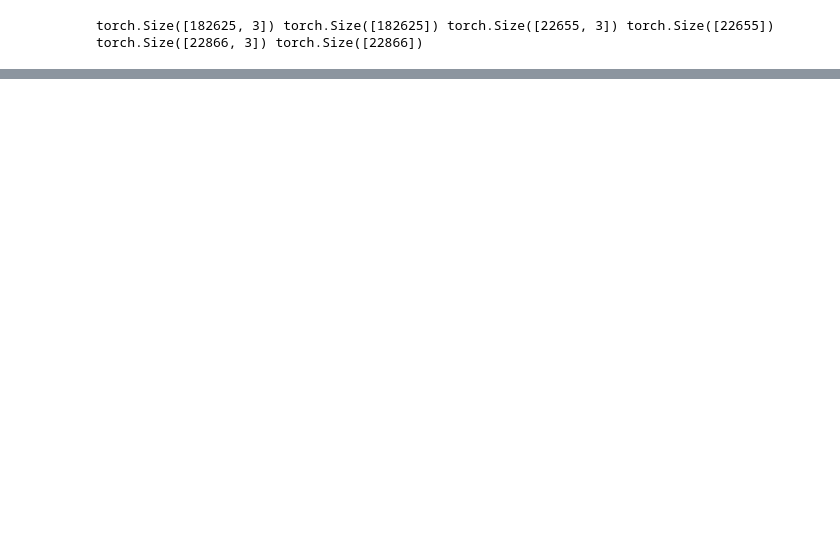
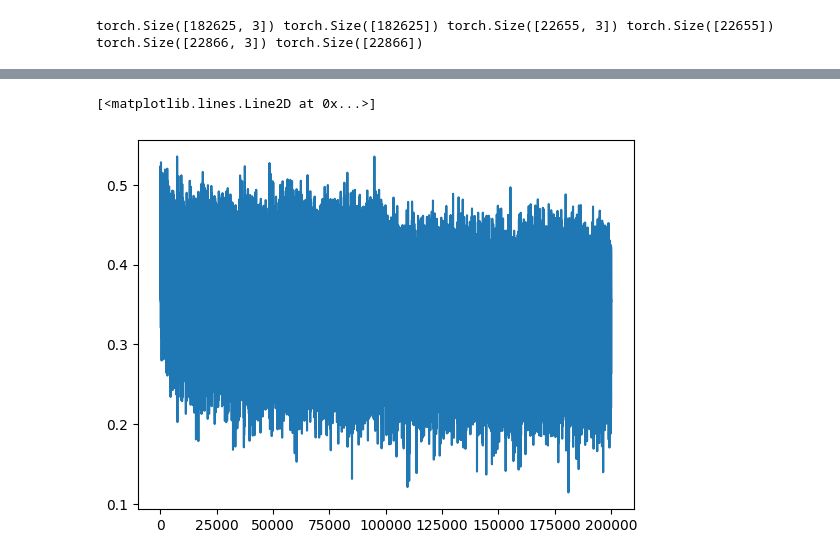
Before and after one commit to anishchhaparwal/zero_to_hero, a Jupyter notebook: 4.batchnorm.ipynb, the cells around one changed output, grey strips where cells are left out. Cells and saved outputs as stored; diff of their text form; code cells hidden in the pictures; blank space fills up the shorter version.

```diff
--- a/4.batchnorm.ipynb
+++ b/4.batchnorm.ipynb
@@ -149,7 +149,14 @@ for i in range(10):
         h1 = x_emb.view(x_emb.shape[0],-1) @ W1 + B1
         h = torch.tanh(h1)
         logits = h @ W2 + B2
-        p = F.softmax(logits, dim=1)
+        probs = F.softmax(logits, dim=1)
+        ix = torch.multinomial(probs, 1, generator=g).item()
+        out += itos[ix]
+        context = context[1:] + [ix]
+        if ix == 0:
+            print(f"{i} : {out}")
+            break
+
         # predicted_char = itos[p]
         # out += predicted_char
         # if p == 0:
@@ -158,0 +201,57 @@ for i in range(10):
+# %%
+# building MLP with rand initialization
+
+n_embd = 2
+n_hidden = 200
+
+g = torch.Generator().manual_seed(2147483647)
+C = torch.randn(vocal_size, n_embd ,                    generator=g)
+W1 = torch.randn((block_size * n_embd, n_hidden),       generator=g)
+B1 = torch.randn(n_hidden,                              generator=g)
+W2 = torch.randn((n_hidden, vocal_size),                generator=g) * 0.01
+B2 = torch.randn(vocal_size,                            generator=g) * 0
+
+parameters = [C, W1, B1, W2, B2]
+
+for p in parameters:
+    p.requires_grad_()
+
+print(sum(p.nelement() for p in parameters))
+
+
+batch_size = 32
+steps = 200000
+lossi = []
+
+for i in range(steps):
+
+    ix = torch.randint(0, Xtr.shape[0], (batch_size,), generator=g)
+    x = Xtr[ix]
+    y = Ytr[ix]
+
+    # forward pass
+    x_emb = C[x]
+    h1 = x_emb.view(x_emb.shape[0],-1) @ W1 + B1
+    h = torch.tanh(h1)
+    logits = h @ W2 + B2
+    loss = F.cross_entropy(logits, y)
+
+    # backward pass
+    for p in parameters:
+        p.grad = None
+    loss.backward()
+
+    # gradient descent
+    lr = 0.1 if i < 100000 else 0.01
+    for p in parameters:
+        p.data += -lr * p.grad
+
+    # stats
+    lossi.append(loss.log10().item())
+    if i % 10000 == 0:
+        print(f"{i:7d}/{steps:7d}:  {loss.item():.4f}")
+
+    # break
+
+plt.plot(lossi)
+# %% [output]
@@ -158,0 +275,2 @@ for i in range(10):
+[<matplotlib.lines.Line2D at 0x...>]
+[figure, added]
```
Also changed, not shown: parts of 35 cells of this notebook.
